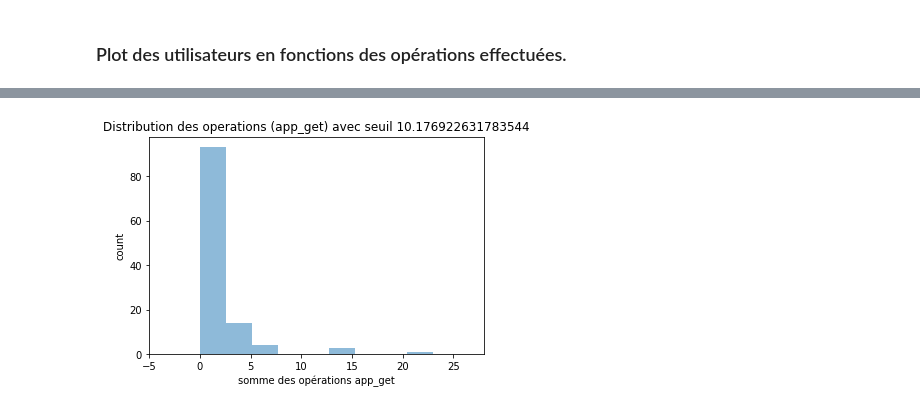
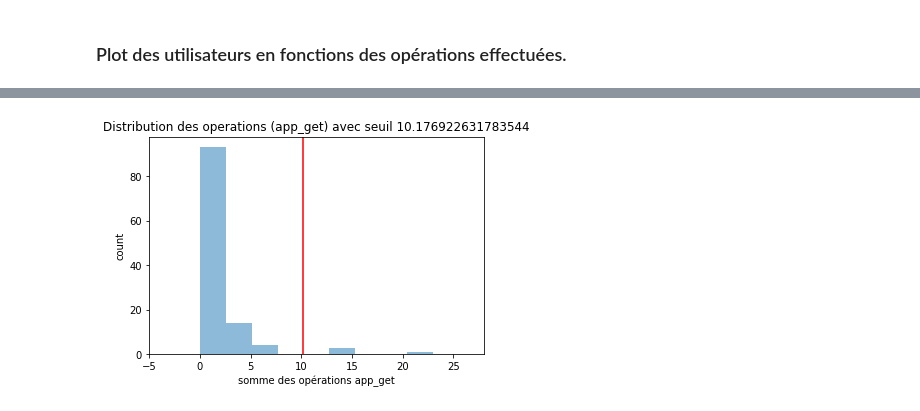
Before and after one commit to pfolaa/dsti-labs, a Jupyter notebook: fraud_detection.ipynb, the cells around one changed output, grey strips where cells are left out. Cells and saved outputs as stored; diff of their text form; code cells hidden in the pictures.

```diff
--- a/fraud_detection.ipynb
+++ b/fraud_detection.ipynb
@@ -1575,18 +1574,22 @@ def calculate_metric(list_df, str_key_word='/client/'):
   '''cette fonction permet de calculer la moyenne, la mediane, la valeur min, max et le seuil
     en se référant sur la liste contenant la somme des opérations effectuées dans chaque dataframe. '''
   sum_operation = []
+  list_phone_number_user = []
   for one_df in list_df:
     one_df['EndPoint'].fillna('', inplace=True)
     # tenir compte du cast d'un boolean en float avec la propriété astype(float)
     sum_operation.append(one_df['EndPoint'].str.contains(str_key_word).astype(float).sum())
+    list_phone_number_user.append(one_df['Phone_Number'][0])
 
   mini = min(sum_operation)
   maxi = max(sum_operation)
   mediane = statistics.median(sum_operation)
   moyenne = statistics.mean(sum_operation)
   ecart_type = statistics.pstdev(sum_operation)
-  threshold = 3*ecart_type # les valeurs au délà de 3* écart type sont considérées comme outliers, on considère cette valeur comme notre seuil
+  threshold = mediane + (3*ecart_type) # les valeurs au délà de 3* écart type sont considérées comme outliers, on considère cette valeur comme notre seuil
+  print(f' print 3 écart-type: {3*ecart_type}')
   print(f'somme operation est: {sum_operation}')
+  print(f'la liste des numéros de téléphone des utilisateur est: {list_phone_number_user}')
   print(f'le max est: {maxi}\nle min est: {mini}\nla mediane est: {mediane}\nla moyenne est {moyenne}\necart type est {ecart_type}\nle seuil est {threshold}')
-  return sum_operation, mini, maxi, mediane, moyenne, ecart_type, threshold
+  return list_phone_number_user, sum_operation, mini, maxi, mediane, moyenne, ecart_type, threshold
 # %%
@@ -1612,2 +1599,2 @@ le seuil est 1.114129904559789
 # %%
-sum_operation_lifestyle, min_lifestyle, max_lifestyle, mediane_lifestyle, moyenne_lifestyle, et_lifestyle, threshold_lifestyle = calculate_metric(all_df_list_new, str_key_word='lifestyle')
+list_phone_number_user_lifestyle, sum_operation_lifestyle, min_lifestyle, max_lifestyle, mediane_lifestyle, moyenne_lifestyle, et_lifestyle, threshold_lifestyle = calculate_metric(all_df_list_new, str_key_word='lifestyle')
@@ -1632,2 +1603,2 @@ le seuil est 25.25230865936022
 # %%
-sum_operation_app_get, min_app_get, max_app_get, mediane_app_get, moyenne_app_get, et_app_get, threshold_app_get = calculate_metric(all_df_list_new, str_key_word='applications/get')
+list_phone_number_user_app_get, sum_operation_app_get, min_app_get, max_app_get, mediane_app_get, moyenne_app_get, et_app_get, threshold_app_get = calculate_metric(all_df_list_new, str_key_word='applications/get')
@@ -1744,7 +1633,7 @@ def plot_users(list_operations, title_operation='lifestyle', threshold=threshold
   bins = np.linspace(math.ceil(min(list_operations)),
                     math.floor(max(list_operations)),
                     10) # fixed number of bins
-
+  plt.axvline(x=threshold, color='red') # pour tracer le threshold
   plt.xlim([min(list_operations)-5, max(list_operations)+5])
 
   plt.hist(list_operations, bins=bins, alpha=0.5)
@@ -1768,7 +1659,7 @@ plot_users(sum_operation_adverts, 'adverts', threshold_adverts)
 # %%
-plot_users(sum_operation_app_get, 'app_get', threshold__app_get)
+plot_users(sum_operation_app_get, 'app_get', threshold_app_get)
 # %% [output]
-[figure, old version]
+[figure, new version]
 # %%
 plot_users(sum_operation_bank, 'bank', threshold_bank)
 # %% [output]
```
Also changed, not shown: parts of 102 cells of this notebook.
